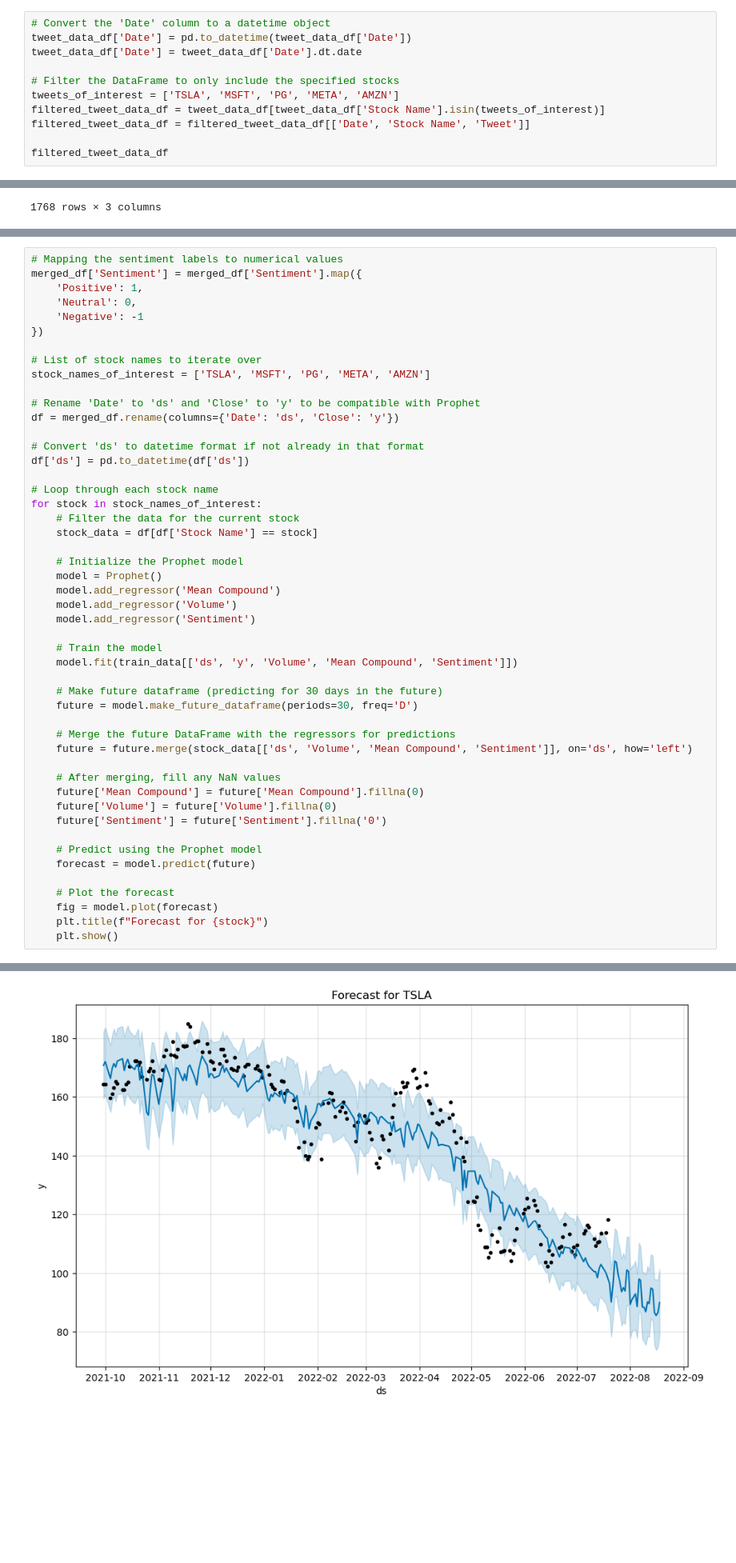
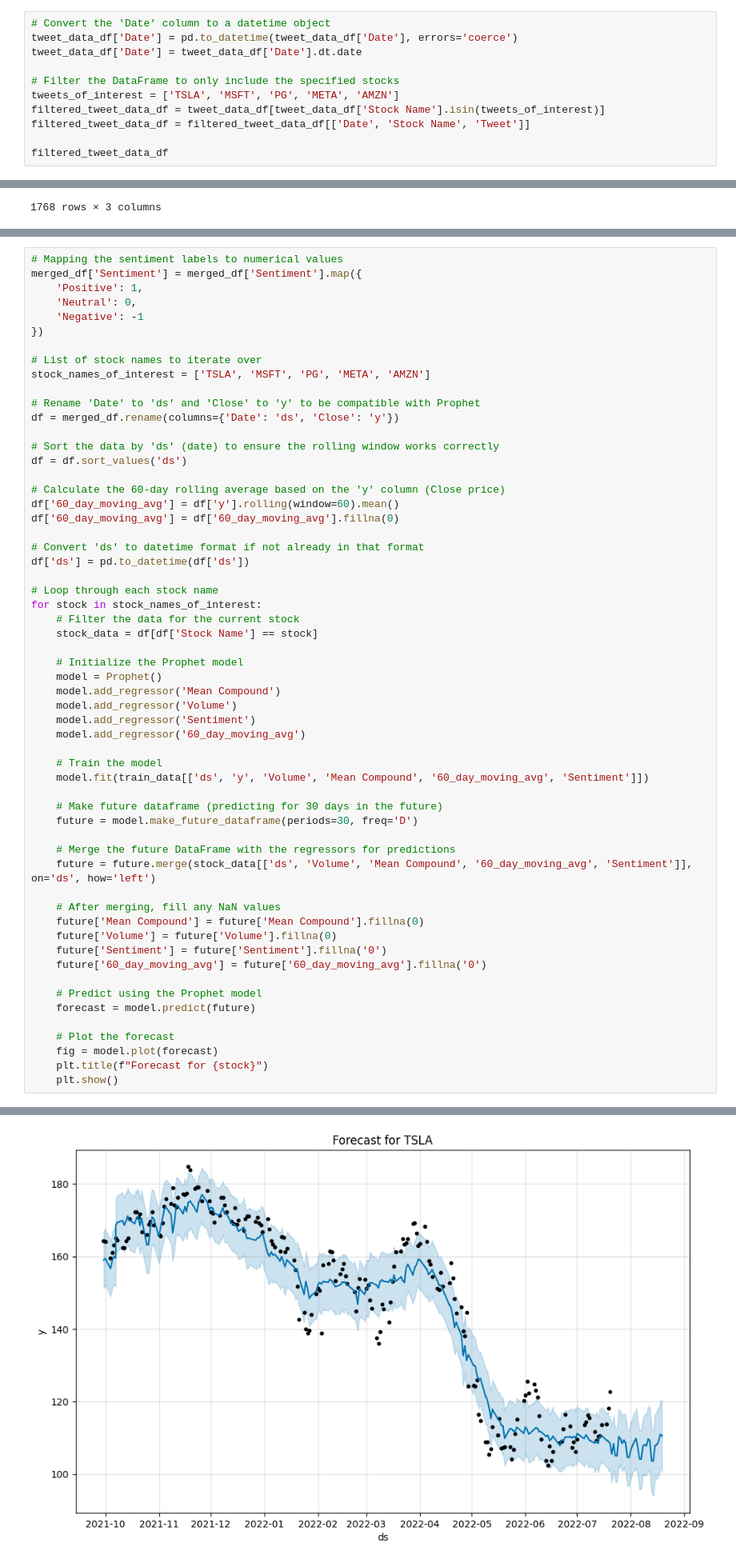
Before and after one commit to AngieP48/project-3, a Jupyter notebook: Prophet Model.ipynb, the cells around one changed output, grey strips where cells are left out. Shown at 80% size. Cells and saved outputs as stored; diff of their text form; blank space fills up the shorter version.

Commit message:
Maybe final model

```diff
--- a/Prophet Model.ipynb
+++ b/Prophet Model.ipynb
@@ -94,6 +95,6 @@ memory usage: 2.5+ MB
 # %%
 # Convert the 'Date' column to a datetime object
-tweet_data_df['Date'] = pd.to_datetime(tweet_data_df['Date'])
+tweet_data_df['Date'] = pd.to_datetime(tweet_data_df['Date'], errors='coerce')
 tweet_data_df['Date'] = tweet_data_df['Date'].dt.date
 
 # Filter the DataFrame to only include the specified stocks
@@ -475,6 +453,13 @@ stock_names_of_interest = ['TSLA', 'MSFT', 'PG', 'META', 'AMZN']
 # Rename 'Date' to 'ds' and 'Close' to 'y' to be compatible with Prophet
 df = merged_df.rename(columns={'Date': 'ds', 'Close': 'y'})
 
+# Sort the data by 'ds' (date) to ensure the rolling window works correctly
+df = df.sort_values('ds')
+
+# Calculate the 60-day rolling average based on the 'y' column (Close price)
+df['60_day_moving_avg'] = df['y'].rolling(window=60).mean()
+df['60_day_moving_avg'] = df['60_day_moving_avg'].fillna(0)
+
 # Convert 'ds' to datetime format if not already in that format
 df['ds'] = pd.to_datetime(df['ds'])
 
@@ -488,20 +473,22 @@ for stock in stock_names_of_interest:
     model.add_regressor('Mean Compound')
     model.add_regressor('Volume')
     model.add_regressor('Sentiment')
+    model.add_regressor('60_day_moving_avg')
 
     # Train the model
-    model.fit(train_data[['ds', 'y', 'Volume', 'Mean Compound', 'Sentiment']])
+    model.fit(train_data[['ds', 'y', 'Volume', 'Mean Compound', '60_day_moving_avg', 'Sentiment']])
 
     # Make future dataframe (predicting for 30 days in the future)
     future = model.make_future_dataframe(periods=30, freq='D')
 
     # Merge the future DataFrame with the regressors for predictions
-    future = future.merge(stock_data[['ds', 'Volume', 'Mean Compound', 'Sentiment']], on='ds', how='left')
+    future = future.merge(stock_data[['ds', 'Volume', 'Mean Compound', '60_day_moving_avg', 'Sentiment']], on='ds', how='left')
 
     # After merging, fill any NaN values
     future['Mean Compound'] = future['Mean Compound'].fillna(0)
     future['Volume'] = future['Volume'].fillna(0)
     future['Sentiment'] = future['Sentiment'].fillna('0')
+    future['60_day_moving_avg'] = future['60_day_moving_avg'].fillna('0')
 
     # Predict using the Prophet model
     forecast = model.predict(future)
@@ -516 +503 @@ for stock in stock_names_of_interest:
-[figure, old version]
+[figure, new version]
```
Also changed, not shown: parts of 16 cells of this notebook.
